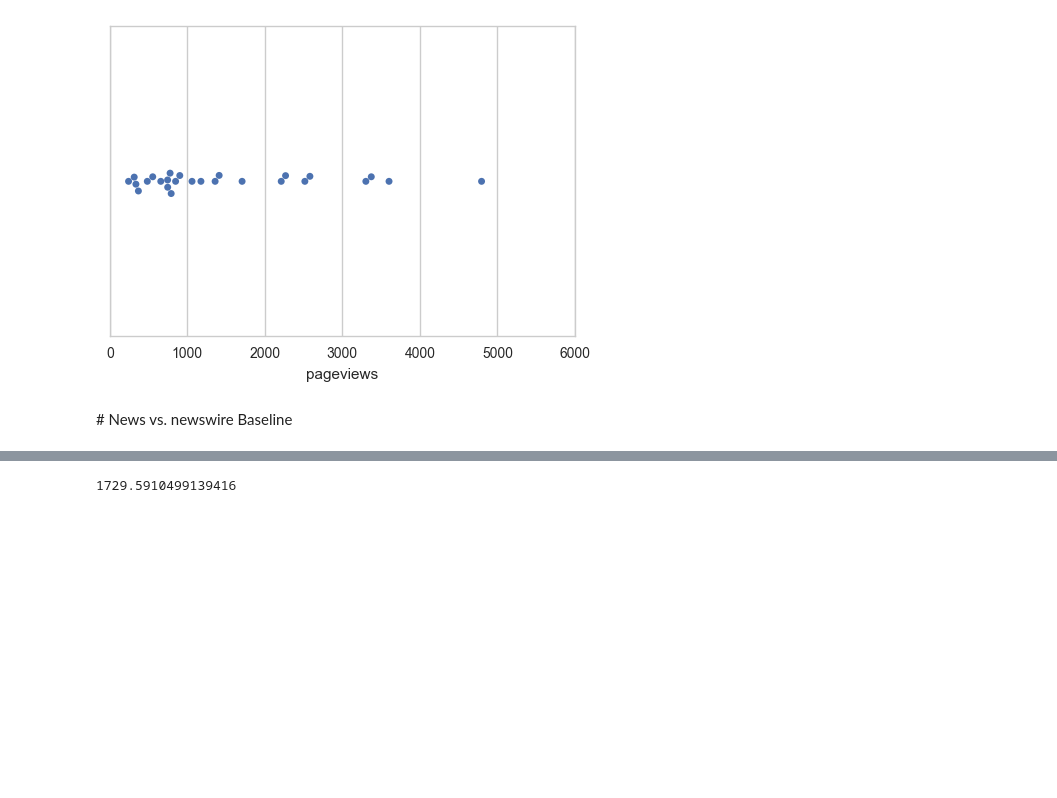
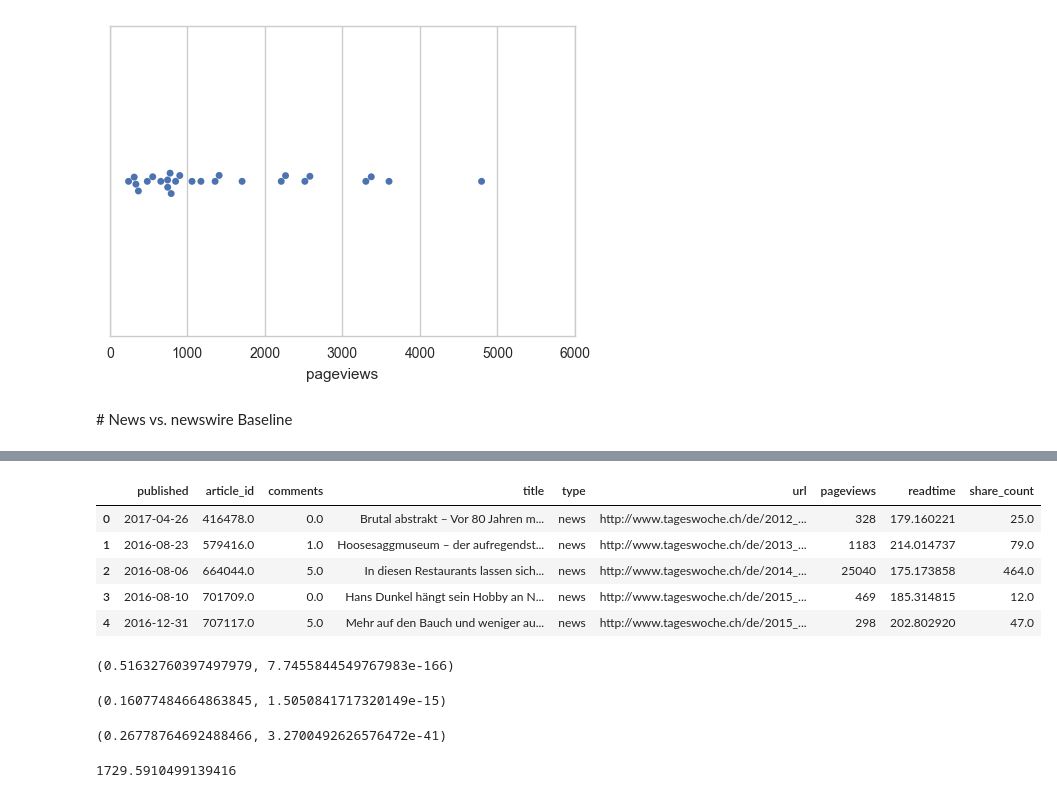
Before and after one commit to TagesWoche/analytics, a Jupyter notebook: Topics Analyse.ipynb, the cells around one changed output, grey strips where cells are left out. Saved outputs shown, nothing was run; the diff lists cells and outputs as text; code cells hidden in the pictures; blank space fills up the shorter version.

```diff
--- a/Topics Analyse.ipynb
+++ b/Topics Analyse.ipynb
@@ -300,0 +355,26 @@ data_subset_news_week = data_subset_news_week.reset_index()
+# %%
+def get_facebook_shares(url):
+    shares = pd.DataFrame(columns=['url', 'share_count'])
+    shares_new = ['', '']
+    shares.loc[len(shares)] = shares_new
+    try:
+        post = graph.get_object(id=url)
+        shares['share_count'] = post['share']['share_count']
+        shares['url'] = url
+    except:
+        pass
+
+    return shares
+
+
+filepath = 'fb_baseline.csv'
+
+if os.path.exists(filepath):
+    share_stats = pd.read_csv(filepath, usecols=[1, 2])
+else:
+    share_stats = pd.concat([get_facebook_shares(url) for url in data_subset_news_week['url']])
+    share_stats = share_stats.reset_index()
+    share_stats = share_stats[[1,2]]
+
+
+share_stats.head()
@@ -301,3 +390,26 @@ data_subset_news_week = data_subset_news_week.reset_index()
+# %%
+data_subset_erfolgsindex = data_subset_news_week.merge(share_stats, left_on='url', right_on='url')
+# %%
+data_subset_erfolgsindex.head()
+# %% [output]
+|  | published | article_id | comments | title | type | url | pageviews | readtime | share_count |
+| 0 | 2017-04-26 | 416478.0 | 0.0 | Brutal abstrakt – Vor 80 Jahren m... | news | http://www.tageswoche.ch/de/2012_... | 328 | 179.160221 | 25.0 |
+| 1 | 2016-08-23 | 579416.0 | 1.0 | Hoosesaggmuseum – der aufregendst... | news | http://www.tageswoche.ch/de/2013_... | 1183 | 214.014737 | 79.0 |
+| 2 | 2016-08-06 | 664044.0 | 5.0 | In diesen Restaurants lassen sich... | news | http://www.tageswoche.ch/de/2014_... | 25040 | 175.173858 | 464.0 |
+| 3 | 2016-08-10 | 701709.0 | 0.0 | Hans Dunkel hängt sein Hobby an N... | news | http://www.tageswoche.ch/de/2015_... | 469 | 185.314815 | 12.0 |
+| 4 | 2016-12-31 | 707117.0 | 5.0 | Mehr auf den Bauch und weniger au... | news | http://www.tageswoche.ch/de/2015_... | 298 | 202.802920 | 47.0 |
+# %%
+pearsonr(data_subset_erfolgsindex['share_count'], data_subset_erfolgsindex['pageviews'])
+# %% [output]
+(0.51632760397497979, 7.7455844549767983e-166)
+# %%
+pearsonr(data_subset_erfolgsindex['share_count'], data_subset_erfolgsindex['readtime'])
+# %% [output]
+(0.16077484664863845, 1.5050841717320149e-15)
+# %%
+pearsonr(data_subset_erfolgsindex['pageviews'], data_subset_erfolgsindex['readtime'])
+# %% [output]
+(0.26778764692488466, 3.2700492626576472e-41)
 # %%
 # Save metainfos
 
```
Also changed, not shown: parts of 15 cells of this notebook, 8 other files.
